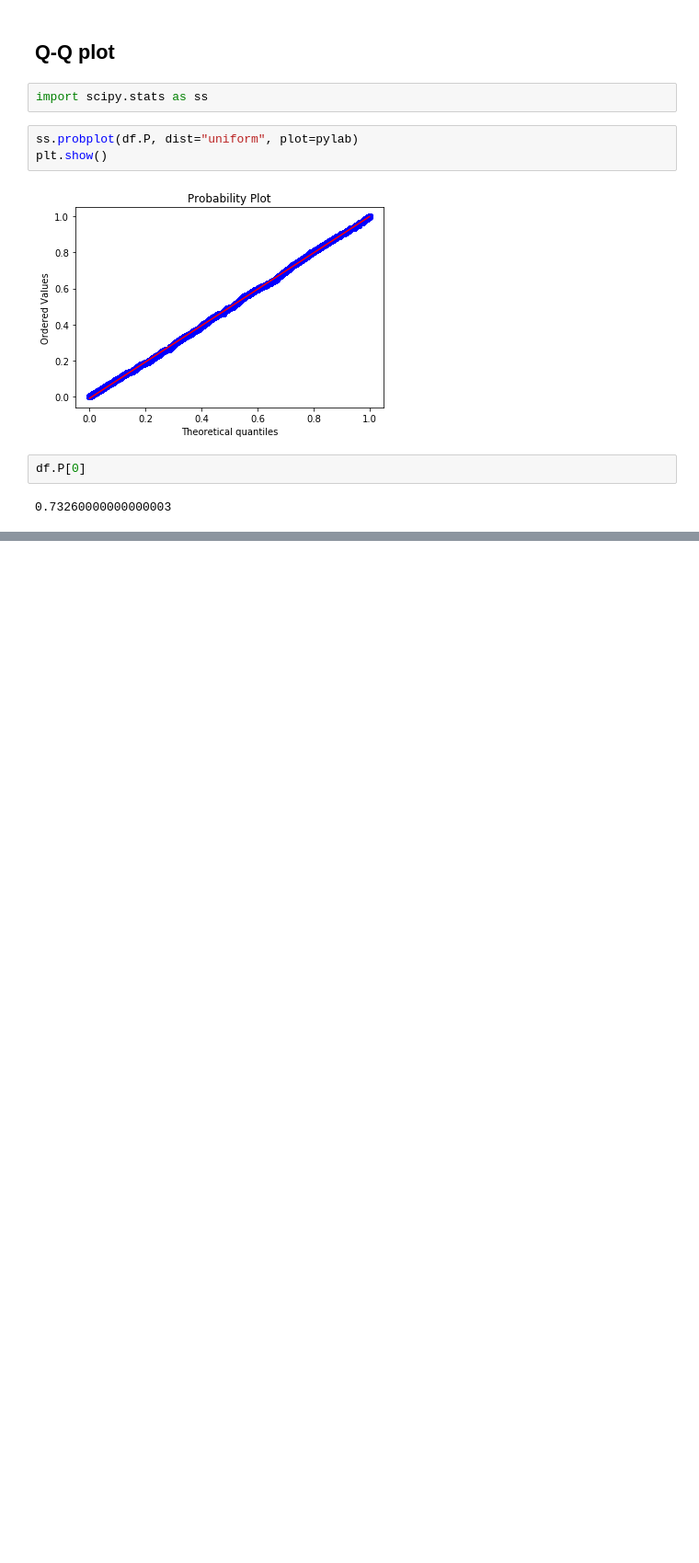
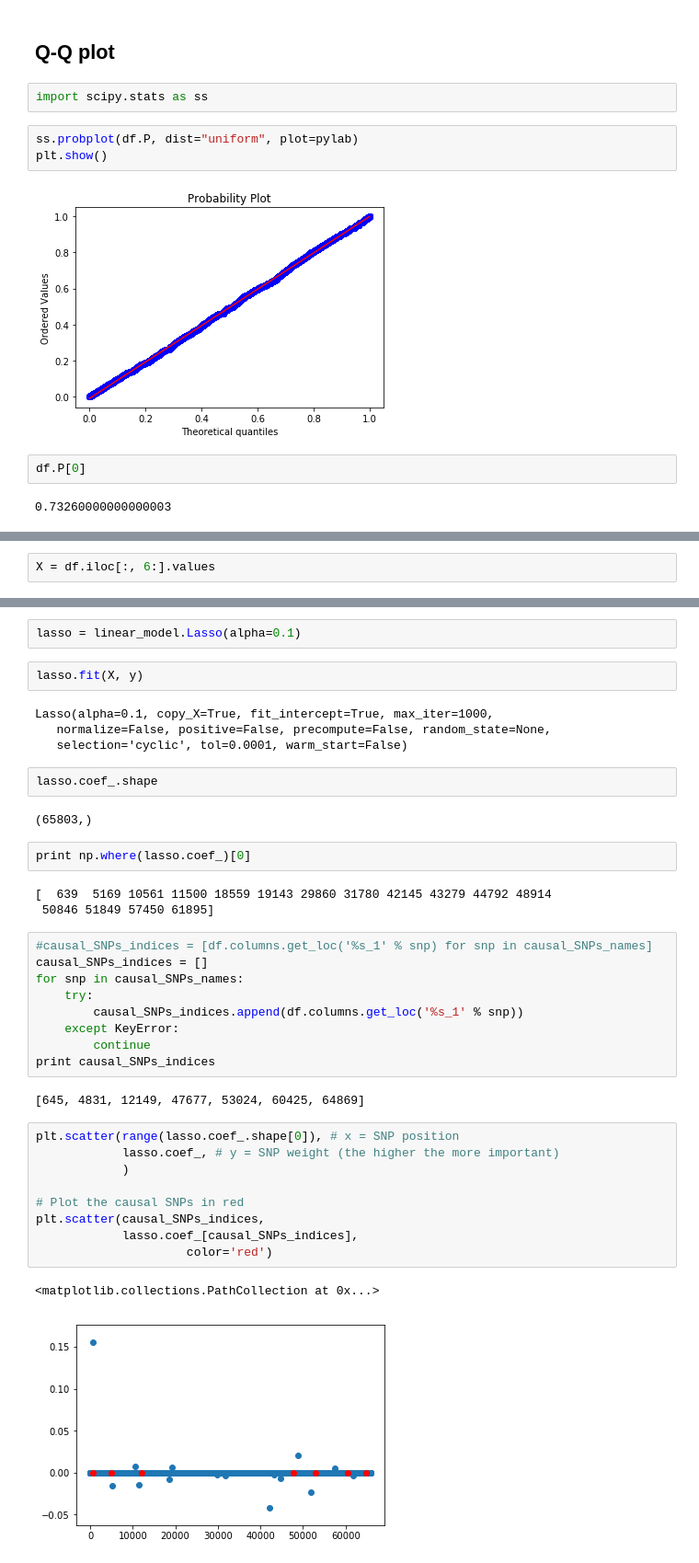
Before and after one commit to chagaz/practical-microbiomess-2017, a Jupyter notebook: Microbiome practical.ipynb, the cells around one changed output, grey strips where cells are left out. Shown at 92% size. Saved outputs shown, nothing was run; the diff lists cells and outputs as text; blank space fills up the shorter version.

```diff
--- a/Microbiome practical.ipynb
+++ b/Microbiome practical.ipynb
@@ -162,0 +222,2 @@ df.P[0]
+# %%
+X = df.iloc[:, 6:].values
@@ -162,0 +236,40 @@ df.P[0]
+# %%
+lasso = linear_model.Lasso(alpha=0.1)
+# %%
+lasso.fit(X, y)
+# %% [output]
+Lasso(alpha=0.1, copy_X=True, fit_intercept=True, max_iter=1000,
+   normalize=False, positive=False, precompute=False, random_state=None,
+   selection='cyclic', tol=0.0001, warm_start=False)
+# %%
+lasso.coef_.shape
+# %% [output]
+(65803,)
+# %%
+print np.where(lasso.coef_)[0]
+# %% [output]
+[  639  5169 10561 11500 18559 19143 29860 31780 42145 43279 44792 48914
+ 50846 51849 57450 61895]
+# %%
+#causal_SNPs_indices = [df.columns.get_loc('%s_1' % snp) for snp in causal_SNPs_names]
+causal_SNPs_indices = []
+for snp in causal_SNPs_names:
+    try:
+        causal_SNPs_indices.append(df.columns.get_loc('%s_1' % snp))
+    except KeyError:
+        continue
+print causal_SNPs_indices
+# %% [output]
+[645, 4831, 12149, 47677, 53024, 60425, 64869]
+# %%
+plt.scatter(range(lasso.coef_.shape[0]), # x = SNP position
+            lasso.coef_, # y = SNP weight (the higher the more important)
+            )
+
+# Plot the causal SNPs in red
+plt.scatter(causal_SNPs_indices,
+            lasso.coef_[causal_SNPs_indices],
+                     color='red')
+# %% [output]
+<matplotlib.collections.PathCollection at 0x...>
+[figure, added]
```
Also changed, not shown: parts of 20 cells of this notebook, 1 other file.
